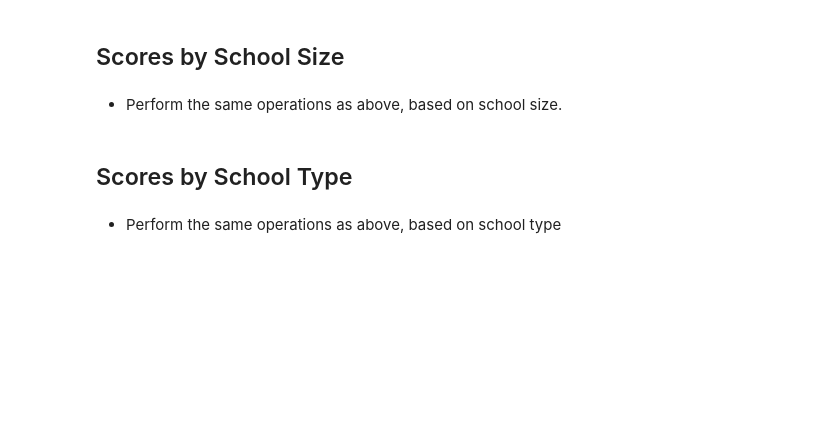
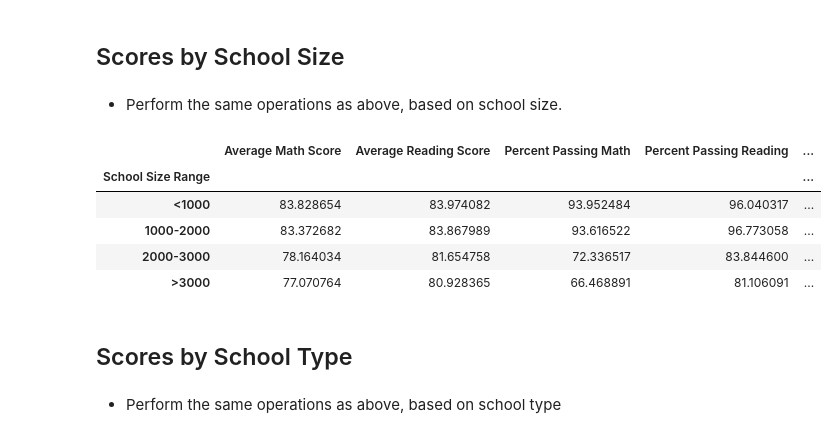
Before and after one commit to brettmw92/pandas-challenge, a Jupyter notebook: PyCitySchools/PyCitySchools_starter.ipynb, the cells around one changed output. Drawn from its saved outputs; the diff is of its cells as text; code cells hidden in the pictures; blank space fills up the shorter version.

```diff
--- a/PyCitySchools/PyCitySchools_starter.ipynb
+++ b/PyCitySchools/PyCitySchools_starter.ipynb
@@ -309,6 +312,37 @@ scores_by_school_spending
 ## Scores by School Size
 # %% [markdown]
 * Perform the same operations as above, based on school size.
+# %%
+bins = [0, 1000, 2000, 3000, 8000]
+size_school_group = ['<1000', '1000-2000', '2000-3000', '>3000']
+
+school_data_complete['School Size Range'] = pd.cut(school_data_complete["size"], bins, labels = size_school_group)
+school_data_complete
+
+per_size = school_data_complete.groupby('School Size Range')
+
+avg_math_by_bin_size = per_size['math_score'].mean()
+avg_read_by_bin_size = per_size['reading_score'].mean()
+passing_math_by_bin_size = school_data_complete[school_data_complete['math_score'] >= 70].groupby('School Size Range')['Student ID'].count()/per_size['Student ID'].count()*100
+passing_reading_by_bin_size = school_data_complete[school_data_complete['reading_score'] >= 70].groupby('School Size Range')['Student ID'].count()/per_size['Student ID'].count()*100
+overall_pass_by_bin_size = school_data_complete[(school_data_complete['reading_score'] >= 70) & (school_data_complete['math_score'] >= 70)].groupby('School Size Range')['Student ID'].count()/per_size['Student ID'].count()*100
+
+scores_by_school_size = pd.DataFrame({
+    "Average Math Score": avg_math_by_bin_size,
+    "Average Reading Score": avg_read_by_bin_size,
+    "Percent Passing Math": passing_math_by_bin_size,
+    "Percent Passing Reading": passing_reading_by_bin_size,
+    "Overal Passing Rate": overall_pass_by_bin_size
+})
+
+scores_by_school_size
+# %% [output]
+|  | Average Math Score | Average Reading Score | Percent Passing Math | Percent Passing Reading | ... |
+| School Size Range |  |  |  |  | ... |
+| <1000 | 83.828654 | 83.974082 | 93.952484 | 96.040317 | ... |
+| 1000-2000 | 83.372682 | 83.867989 | 93.616522 | 96.773058 | ... |
+| 2000-3000 | 78.164034 | 81.654758 | 72.336517 | 83.844600 | ... |
+| >3000 | 77.070764 | 80.928365 | 66.468891 | 81.106091 | ... |
 # %% [markdown]
 ## Scores by School Type
 # %% [markdown]
```
Also changed, not shown: parts of 1 cell of this notebook.
